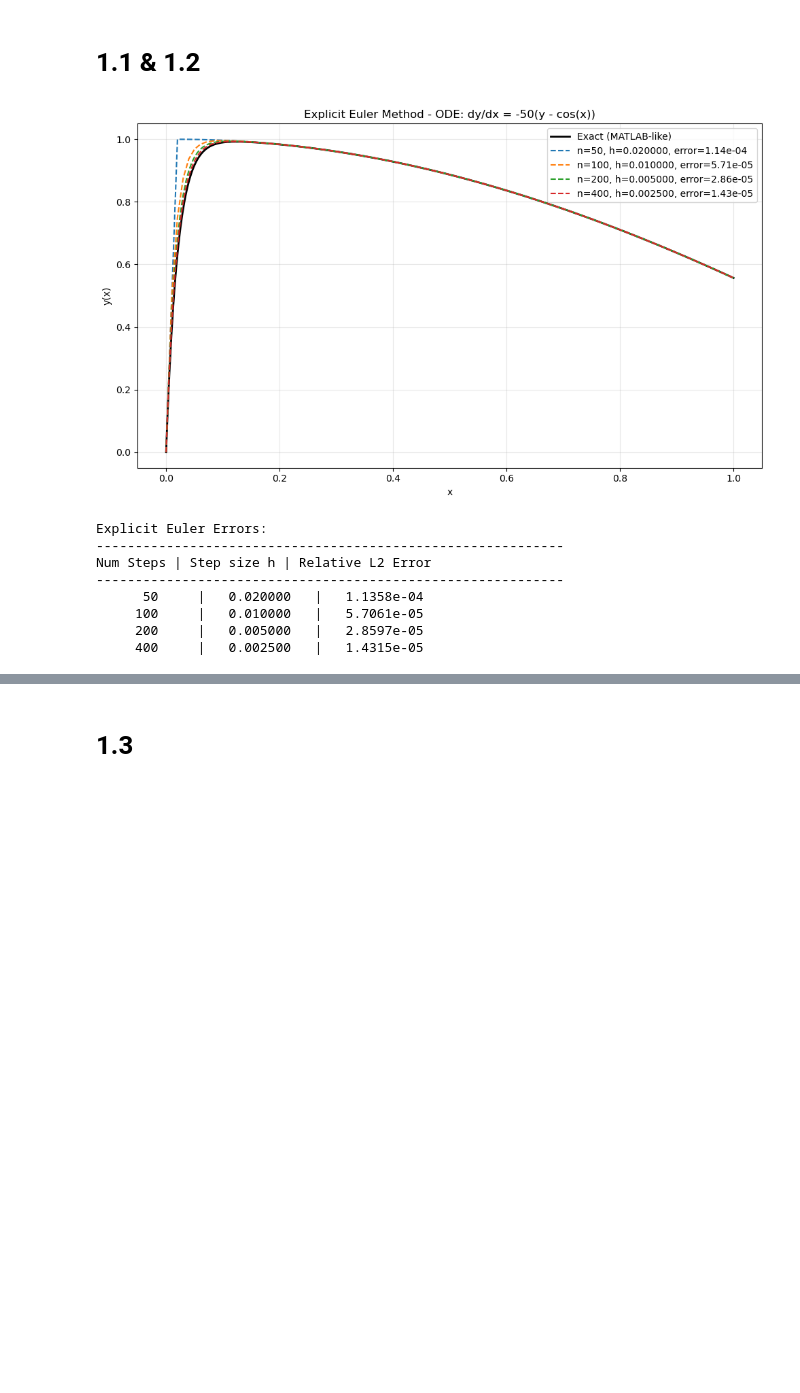
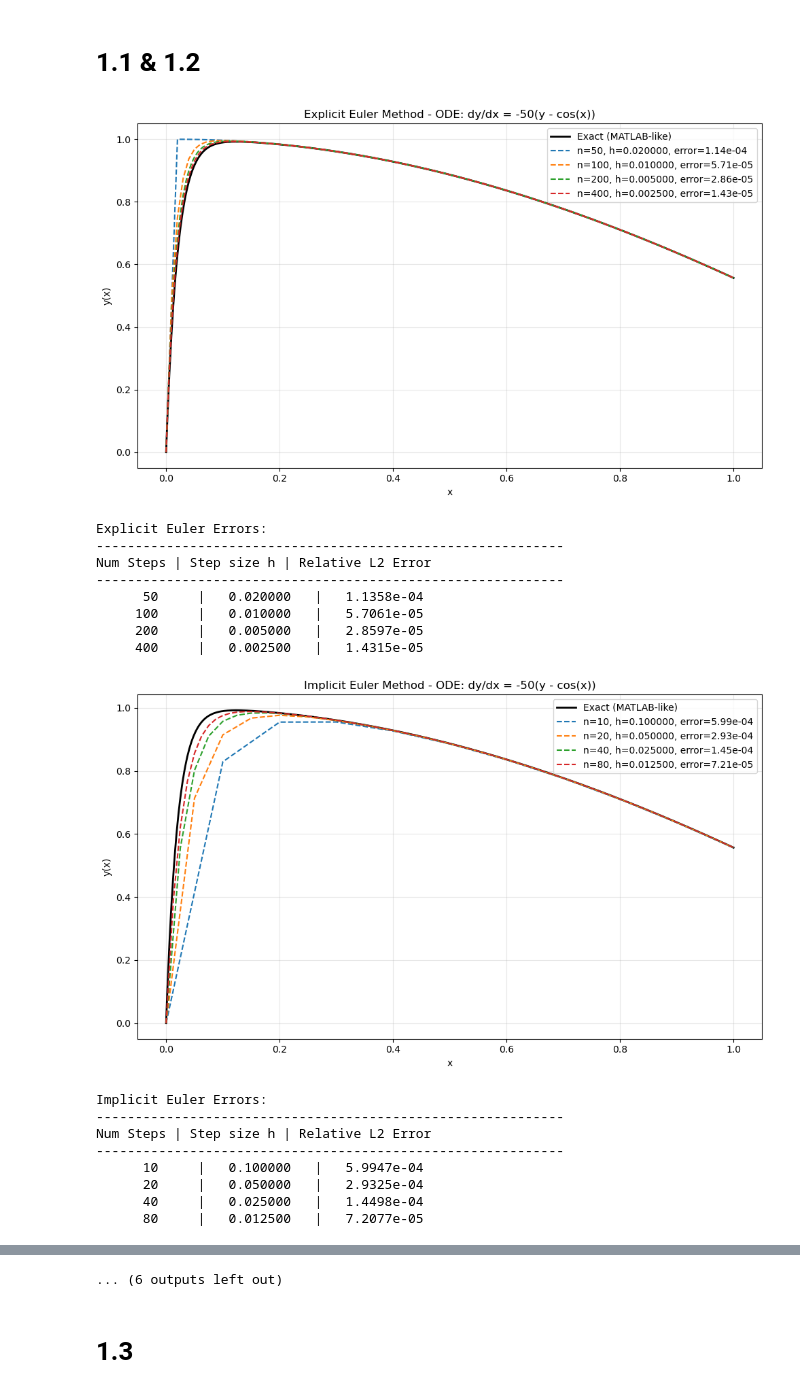
Before and after one commit to rx9933/COE-347, a Jupyter notebook: HW02/p1.ipynb, the cells around one changed output, grey strips where cells are left out. Drawn from its saved outputs; the diff is of its cells as text; code cells hidden in the pictures; blank space fills up the shorter version.

Commit message:
more points for error vs work on p1

```diff
--- a/HW02/p1.ipynb
+++ b/HW02/p1.ipynb
@@ -134,7 +134,7 @@ for idx, (method_name, method_func) in enumerate(methods.items()):
     style, linewidth = '--', 1.5
 
     # Use method-specific step count
-    static_num_steps = 100
+    static_num_steps = 80
     h_static = (x_end - x_start) / static_num_steps
 
     x_num, y_num = method_func(f, y0, x_range, h_static)
@@ -291,30 +291,39 @@ for method_name, method_func in methods.items():
     config = method_step_ranges[method_name]
     min_steps = config['min_steps']
     max_steps = config['max_steps']
 
     # Find steps needed for target accuracy
     test_steps = [int(min_steps * 2**i) for i in range(num_values)]
 
     for num_steps in sorted(test_steps):
         h = (x_end - x_start) / num_steps
         x_num, y_num, n_evals = method_func(f, y0, x_range, h, return_evals=True)
         y_exact_interp = sol_exact.sol(x_num)[0]
         error = compute_error(y_num, y_exact_interp)
 
         if error < target_error:
             print(f"{method_name:<20} {num_steps:<25} {n_evals:<20} {h:<15.6f}")
             break
     else:
         print(f"{method_name:<20} {'> ' + str(max_steps):<25} {'-':<20} {'-':<15}")
 
 print("="*100)
 # %% [output]
 [figure]
 Explicit Euler Errors:
 ------------------------------------------------------------
 Num Steps | Step size h | Relative L2 Error
 ------------------------------------------------------------
       50     |   0.020000   |   1.1358e-04
      100     |   0.010000   |   5.7061e-05
      200     |   0.005000   |   2.8597e-05
      400     |   0.002500   |   1.4315e-05
+[figure, added]
+Implicit Euler Errors:
+------------------------------------------------------------
+Num Steps | Step size h | Relative L2 Error
+------------------------------------------------------------
+      10     |   0.100000   |   5.9947e-04
+      20     |   0.050000   |   2.9325e-04
+      40     |   0.025000   |   1.4498e-04
+      80     |   0.012500   |   7.2077e-05
@@ -321,3 +366,4 @@ Num Steps | Step size h | Relative L2 Error
+... (6 outputs left out)
 # %% [markdown]
 # 1.3
 # %%
```
Also changed, not shown: parts of 3 cells of this notebook.
